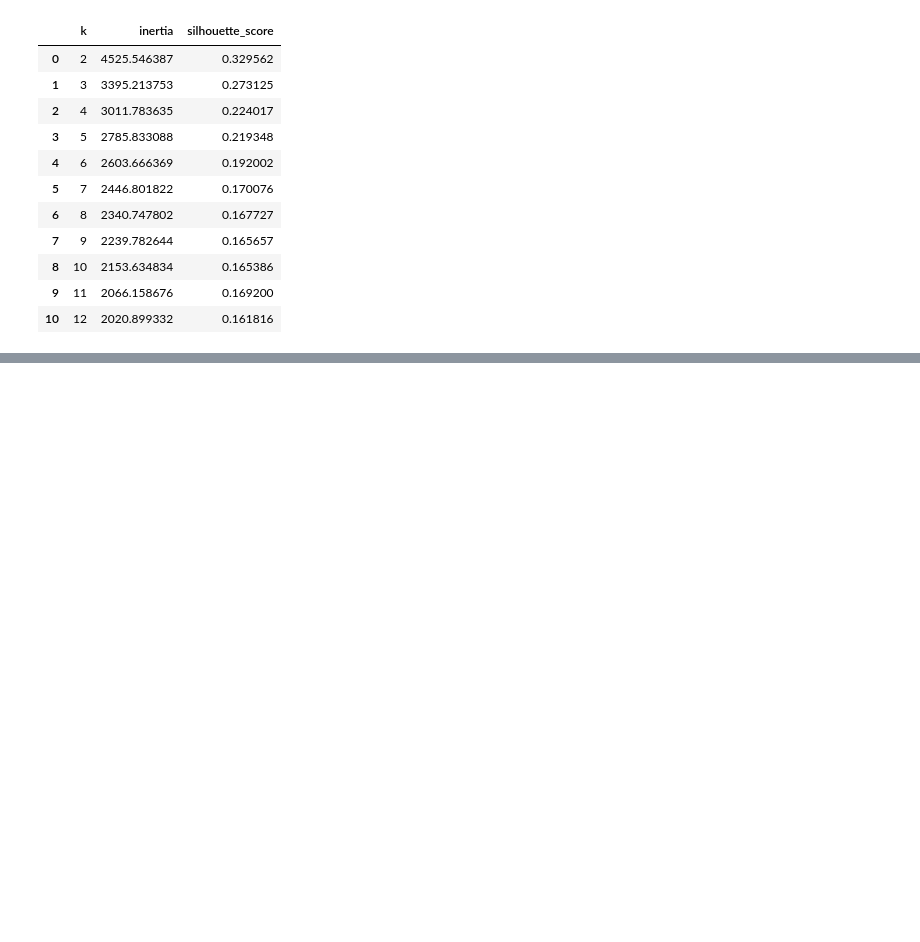
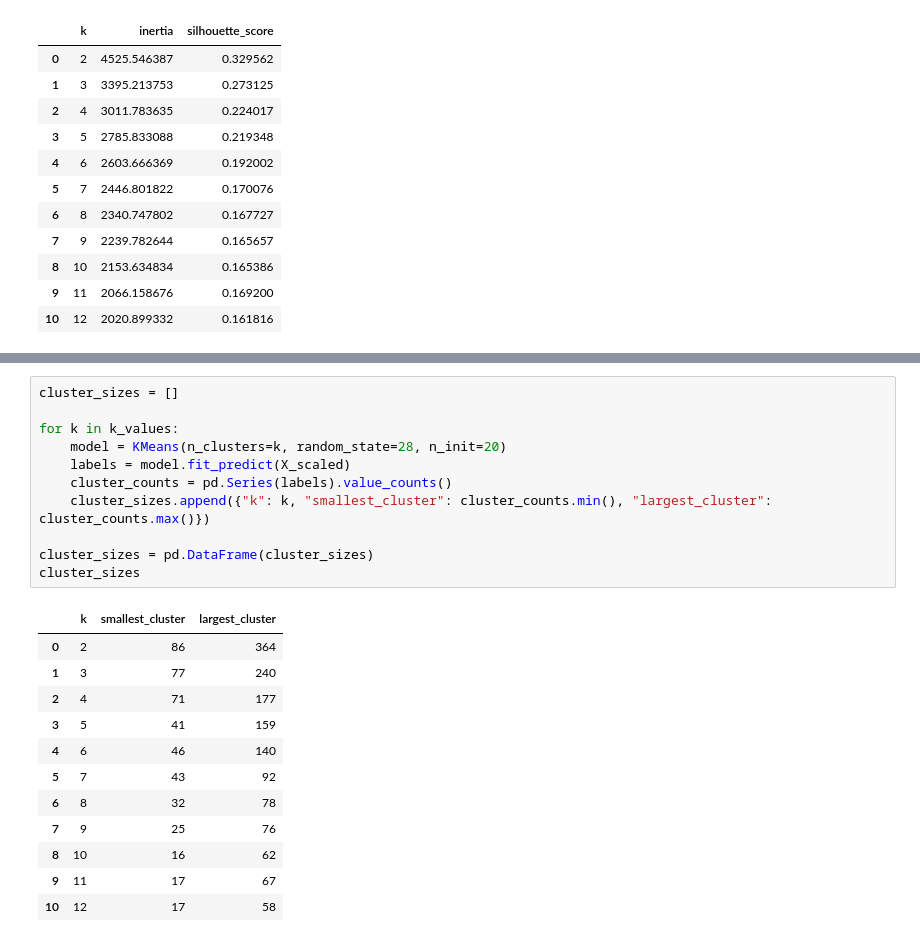
Before and after one commit to alex-abrego/nba-player-archetype-clustering, a Jupyter notebook: notebooks/04_model_selection.ipynb, the cells around one changed output, grey strips where cells are left out. Drawn from its saved outputs; the diff is of its cells as text; blank space fills up the shorter version.

```diff
--- a/notebooks/04_model_selection.ipynb
+++ b/notebooks/04_model_selection.ipynb
@@ -138,0 +157,24 @@ k_results
+# %%
+cluster_sizes = []
+
+for k in k_values:
+    model = KMeans(n_clusters=k, random_state=28, n_init=20)
+    labels = model.fit_predict(X_scaled)
+    cluster_counts = pd.Series(labels).value_counts()
+    cluster_sizes.append({"k": k, "smallest_cluster": cluster_counts.min(), "largest_cluster": cluster_counts.max()})
+
+cluster_sizes = pd.DataFrame(cluster_sizes)
+cluster_sizes
+# %% [output]
+|  | k | smallest_cluster | largest_cluster |
+| 0 | 2 | 86 | 364 |
+| 1 | 3 | 77 | 240 |
+| 2 | 4 | 71 | 177 |
+| 3 | 5 | 41 | 159 |
+| 4 | 6 | 46 | 140 |
+| 5 | 7 | 43 | 92 |
+| 6 | 8 | 32 | 78 |
+| 7 | 9 | 25 | 76 |
+| 8 | 10 | 16 | 62 |
+| 9 | 11 | 17 | 67 |
+| 10 | 12 | 17 | 58 |
```
Also changed, not shown: parts of 4 cells of this notebook.
